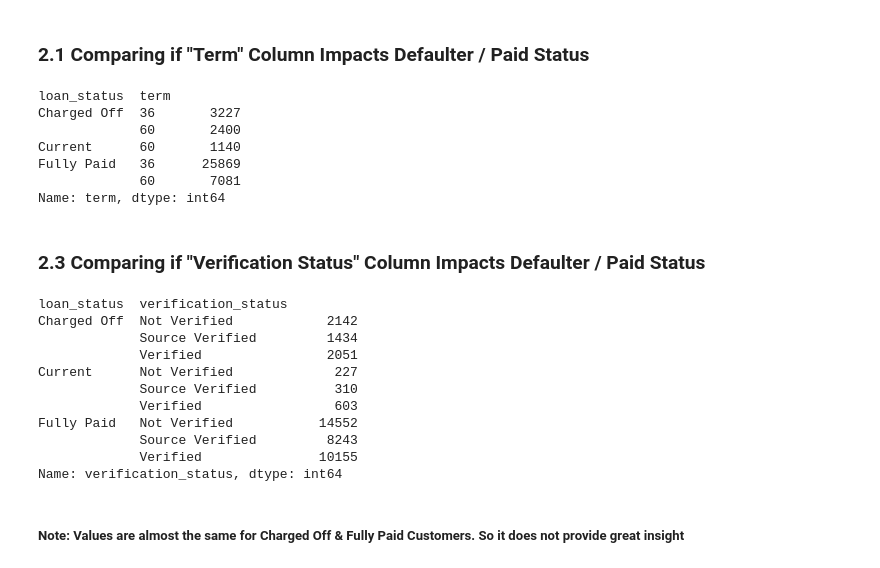
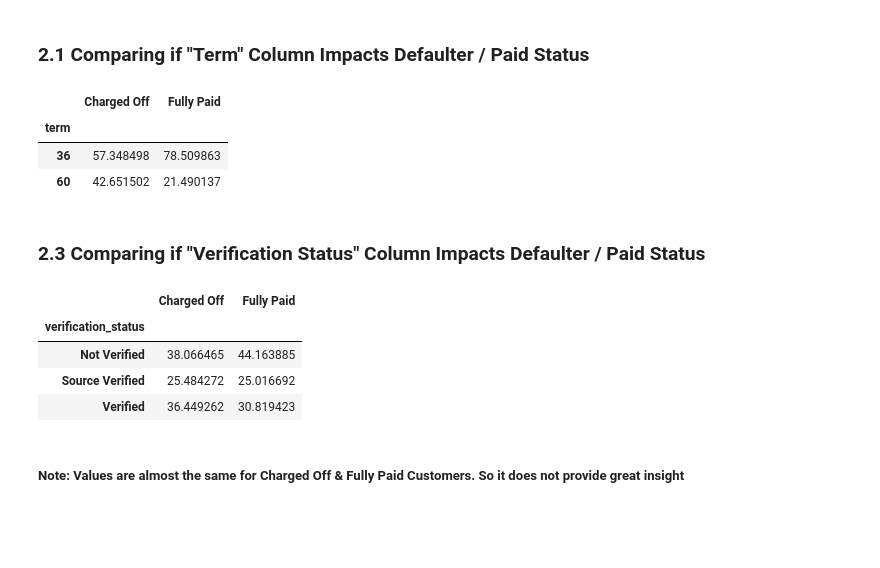
Before and after one commit to akshaykadam100/Lending-Club-Case-Study, a Jupyter notebook: Group_Facilitator_Name_V2.ipynb, the cells around one changed output. Saved outputs shown, nothing was run; the diff lists cells and outputs as text; code cells hidden in the pictures; blank space fills up the shorter version.

```diff
--- a/Group_Facilitator_Name_V2.ipynb
+++ b/Group_Facilitator_Name_V2.ipynb
@@ -215,41 +194,32 @@ fully_paid_df = raw_data[raw_data['loan_status'] == 'Fully Paid']
 # %% [markdown]
 ### 2.1 Comparing if "Term" Column Impacts Defaulter / Paid Status
 # %%
-# charged_off = charged_off_df.groupby(by='term').verification_status.count() / len(charged_off_df) * 100
-# charged_off = charged_off.rename("Charged Off")
-# fully_paid = fully_paid_df.groupby(by='term').verification_status.count() / len(fully_paid_df) * 100
-# fully_paid = fully_paid.rename("Fully Paid")
-# pd.concat([charged_off, fully_paid], axis=1, join='outer')
-raw_data.groupby(by=['loan_status', 'term']).term.count()
+charged_off = charged_off_df.groupby(by='term').term.count() / len(charged_off_df) * 100
+charged_off = charged_off.rename("Charged Off")
+fully_paid = fully_paid_df.groupby(by='term').term.count() / len(fully_paid_df) * 100
+fully_paid = fully_paid.rename("Fully Paid")
+pd.concat([charged_off, fully_paid], axis=1, join='outer')
+# raw_data.groupby(by=['loan_status', 'term']).term.count()
 # %% [output]
-loan_status  term
-Charged Off  36       3227
-             60       2400
-Current      60       1140
-Fully Paid   36      25869
-             60       7081
-Name: term, dtype: int64
+|  | Charged Off | Fully Paid |
+| term |  |  |
+| 36 | 57.348498 | 78.509863 |
+| 60 | 42.651502 | 21.490137 |
 # %% [markdown]
 ### 2.3 Comparing if "Verification Status" Column Impacts Defaulter / Paid Status
 # %%
-# charged_off = charged_off_df.groupby(by='verification_status').verification_status.count() / len(charged_off_df) * 100
-# charged_off = charged_off.rename("Charged Off")
-# fully_paid = fully_paid_df.groupby(by='verification_status').verification_status.count() / len(fully_paid_df) * 100
-# fully_paid = fully_paid.rename("Fully Paid")
-# pd.concat([charged_off, fully_paid], axis=1, join='outer')
-raw_data.groupby(by=['loan_status', 'verification_status']).verification_status.count()
+charged_off = charged_off_df.groupby(by='verification_status').verification_status.count() / len(charged_off_df) * 100
+charged_off = charged_off.rename("Charged Off")
+fully_paid = fully_paid_df.groupby(by='verification_status').verification_status.count() / len(fully_paid_df) * 100
+fully_paid = fully_paid.rename("Fully Paid")
+pd.concat([charged_off, fully_paid], axis=1, join='outer')
+# raw_data.groupby(by=['loan_status', 'verification_status']).verification_status.count()
 # %% [output]
-loan_status  verification_status
-Charged Off  Not Verified            2142
-             Source Verified         1434
-             Verified                2051
-Current      Not Verified             227
-             Source Verified          310
-             Verified                 603
-Fully Paid   Not Verified           14552
-             Source Verified         8243
-             Verified               10155
-Name: verification_status, dtype: int64
+|  | Charged Off | Fully Paid |
+| verification_status |  |  |
+| Not Verified | 38.066465 | 44.163885 |
+| Source Verified | 25.484272 | 25.016692 |
+| Verified | 36.449262 | 30.819423 |
 # %% [markdown]
 ##### Note: Values are almost the same for Charged Off & Fully Paid Customers. So it does not provide great insight
 # %% [markdown]
```
Also changed, not shown: parts of 3 cells of this notebook.
